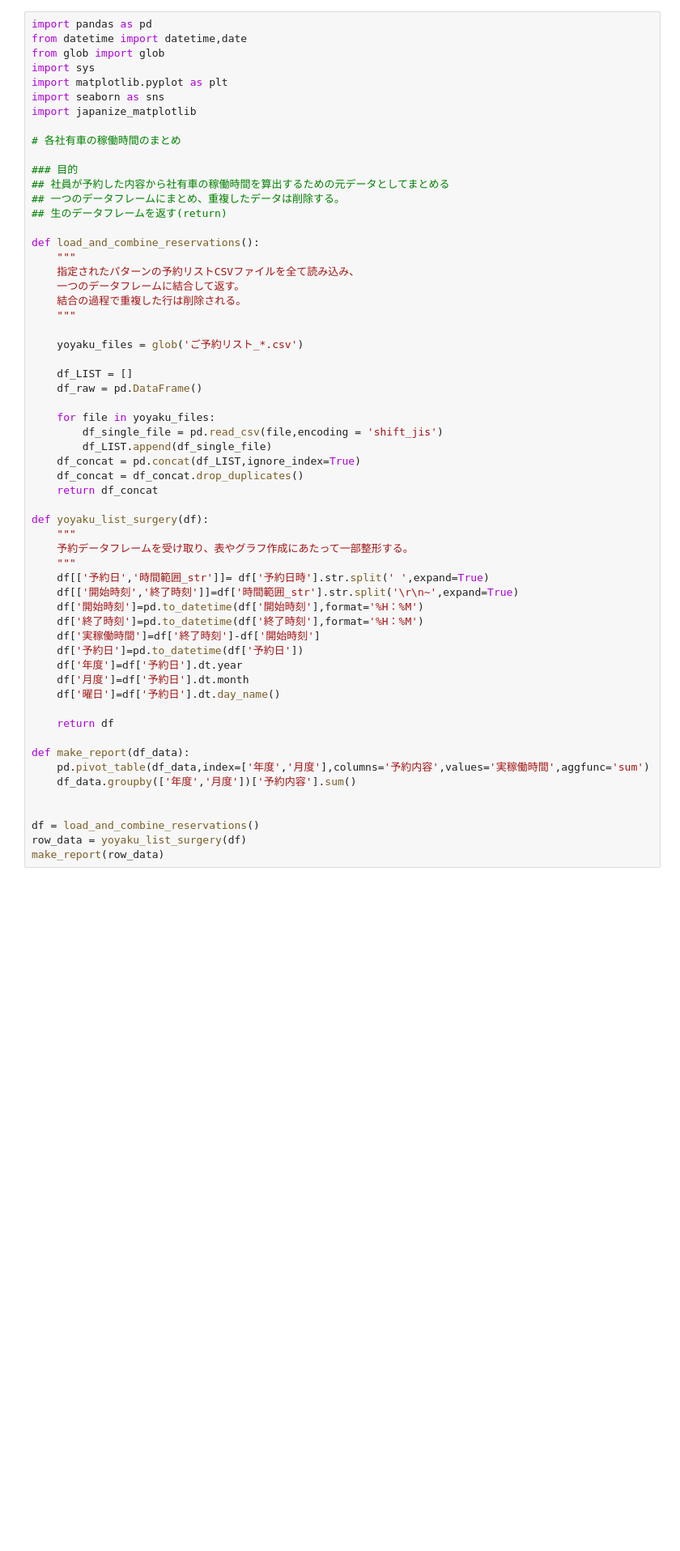
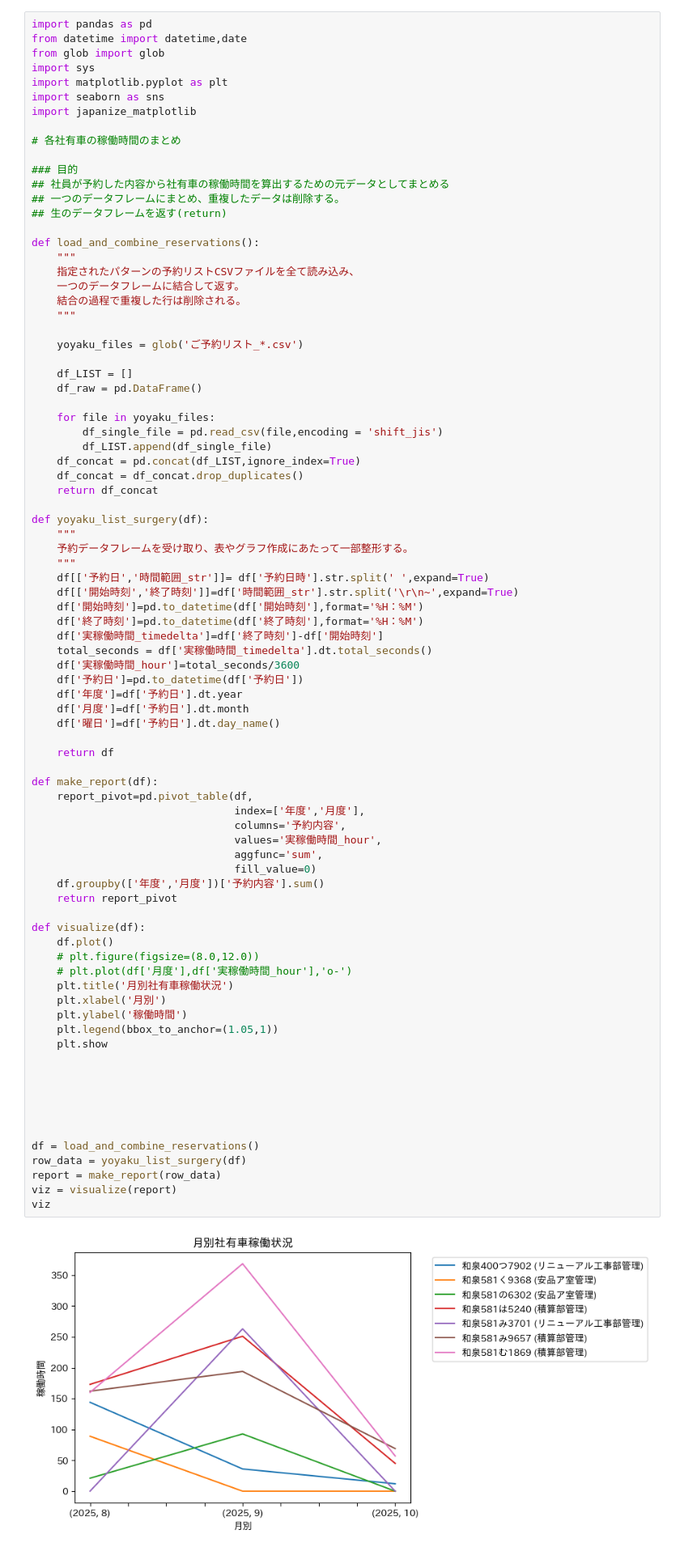
Before and after one commit to josephftoaster-beep/biken-company-car-analysis, a Jupyter notebook: analysis_company_car.ipynb, the cells around one changed output. Shown: that part at 81% size. Saved outputs shown, nothing was run; the diff lists cells and outputs as text; blank space fills up the shorter version.

```diff
--- a/analysis_company_car.ipynb
+++ b/analysis_company_car.ipynb
@@ -25,35 +25,61 @@ def load_and_combine_reservations():
 
     df_LIST = []
     df_raw = pd.DataFrame()
 
     for file in yoyaku_files:
         df_single_file = pd.read_csv(file,encoding = 'shift_jis')
         df_LIST.append(df_single_file)
     df_concat = pd.concat(df_LIST,ignore_index=True)
     df_concat = df_concat.drop_duplicates()
     return df_concat
 
 def yoyaku_list_surgery(df):
     """
     予約データフレームを受け取り、表やグラフ作成にあたって一部整形する。
     """
     df[['予約日','時間範囲_str']]= df['予約日時'].str.split(' ',expand=True)
     df[['開始時刻','終了時刻']]=df['時間範囲_str'].str.split('\r\n~',expand=True)
     df['開始時刻']=pd.to_datetime(df['開始時刻'],format='%H：%M')
     df['終了時刻']=pd.to_datetime(df['終了時刻'],format='%H：%M')
-    df['実稼働時間']=df['終了時刻']-df['開始時刻']
+    df['実稼働時間_timedelta']=df['終了時刻']-df['開始時刻']
+    total_seconds = df['実稼働時間_timedelta'].dt.total_seconds()
+    df['実稼働時間_hour']=total_seconds/3600
     df['予約日']=pd.to_datetime(df['予約日'])
     df['年度']=df['予約日'].dt.year
     df['月度']=df['予約日'].dt.month
     df['曜日']=df['予約日'].dt.day_name()
 
     return df
 
-def make_report(df_data):
-    pd.pivot_table(df_data,index=['年度','月度'],columns='予約内容',values='実稼働時間',aggfunc='sum')
-    df_data.groupby(['年度','月度'])['予約内容'].sum()
+def make_report(df):
+    report_pivot=pd.pivot_table(df,
+                                index=['年度','月度'],
+                                columns='予約内容',
+                                values='実稼働時間_hour',
+                                aggfunc='sum',
+                                fill_value=0)
+    df.groupby(['年度','月度'])['予約内容'].sum()
+    return report_pivot
+
+def visualize(df):
+    df.plot()
+    # plt.figure(figsize=(8.0,12.0))
+    # plt.plot(df['月度'],df['実稼働時間_hour'],'o-')
+    plt.title('月別社有車稼働状況')
+    plt.xlabel('月別')
+    plt.ylabel('稼働時間')
+    plt.legend(bbox_to_anchor=(1.05,1))
+    plt.show
+
+
+
+
 
 
 df = load_and_combine_reservations()
 row_data = yoyaku_list_surgery(df)
-make_report(row_data)
+report = make_report(row_data)
+viz = visualize(report)
+viz
+# %% [output]
+[figure, added]
```
